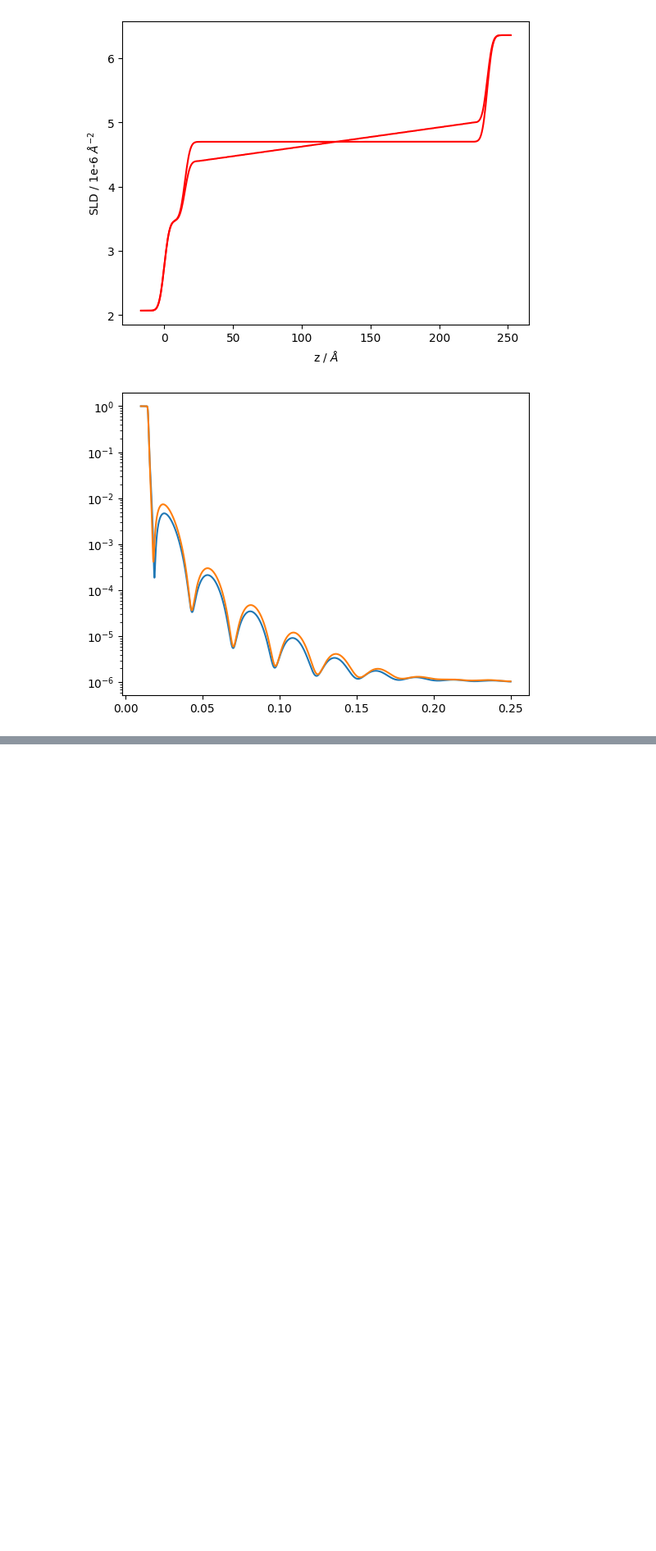
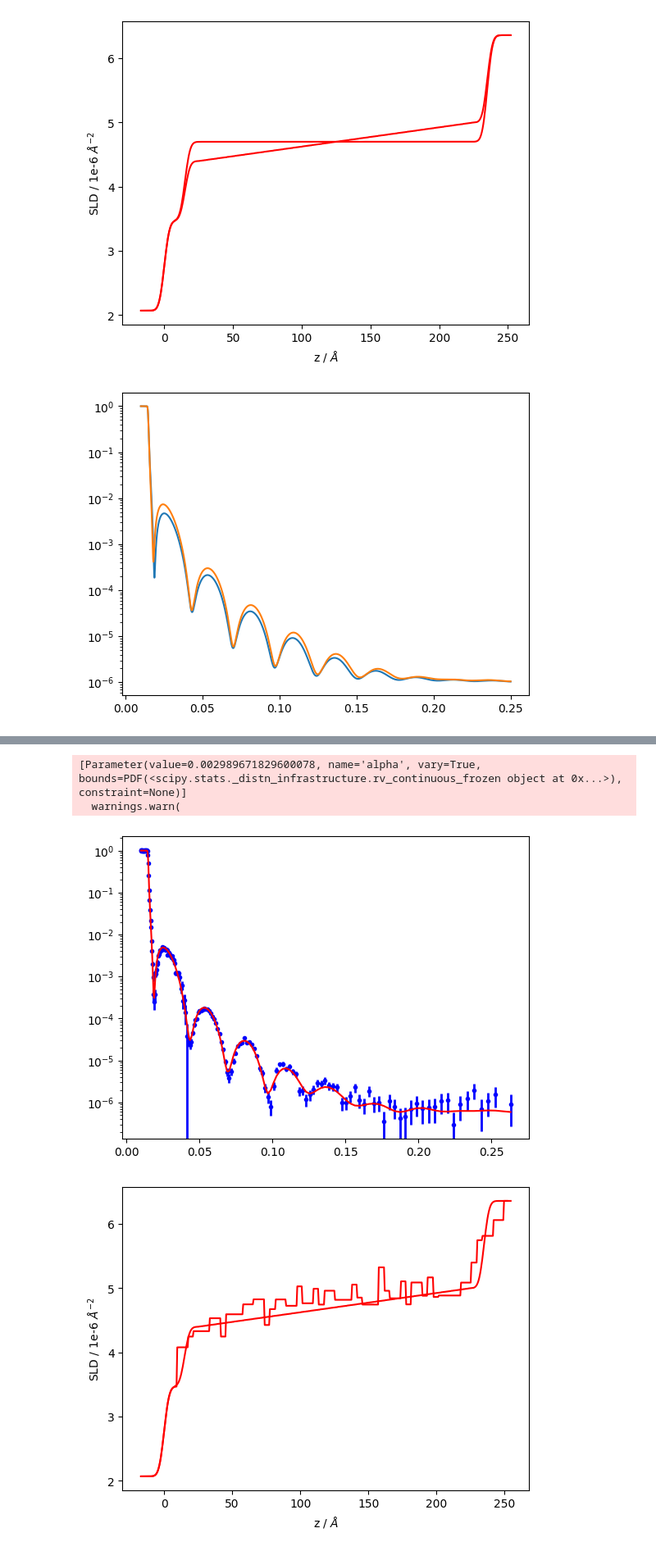
Before and after one commit to refnx/refnx-models, a Jupyter notebook: MaxEntVFP/paper/slow_gradient_simulation.ipynb, the cells around one changed output, grey strips where cells are left out. Shown at 82% size. Cells and saved outputs as stored; diff of their text form; code cells hidden in the pictures; blank space fills up the shorter version.

```diff
--- a/MaxEntVFP/paper/slow_gradient_simulation.ipynb
+++ b/MaxEntVFP/paper/slow_gradient_simulation.ipynb
@@ -85,0 +117,38 @@ s.plot(fig=fig);
+# %%
+sio2_l_max = sio2(15, 3)
+sld1 = SLD(4.4)
+t1 = Parameter(10)
+r1 = Parameter(3)
+l1 = Slab(t1, sld1, r1)
+
+dist = beta(0.1, 700)
+alpha = Parameter(0.00468, "alpha", vary=True)
+alpha.bounds = PDF(dist)
+
+maxent = MaxEnt(60, 4, 3.5, 6.36, lsld.real.value, alpha=alpha, sigma=None)
+
+s_max = si | sio2_l_max | maxent | d2o(0, 0)
+# s_max = si | sio2_l_max | l1 | maxent | d2o(0, 0)
+model_max = ReflectModel(s_max, bkg=1e-6)
+model.threads = 1
+s_max.contract = 1.5
+
+maxent.slab_thickness.setp(vary=False, bounds=(3, 10))
+sio2_l_max.thick.setp(vary=True, bounds=(5, 20))
+sld1.real.setp(vary=True, bounds=(4.2, 6.36))
+model_max.bkg.setp(vary=True, bounds=(0, 2e-6))
+
+
+obj_max = Objective(model_max, data)
+fitter_max = CurveFitter(obj_max)
+
+fitter_max.fit('differential_evolution', target="nlpost", popsize=2)
+obj_max.plot()
+plt.yscale('log')
+fig, ax = s.plot()
+s_max.plot(fig=fig);
+# %% [output]
+[Parameter(value=0.002989671829600078, name='alpha', vary=True, bounds=PDF(<scipy.stats._distn_infrastructure.rv_continuous_frozen object at 0x...>), constraint=None)]
+  warnings.warn(
+[figure, added]
+[figure, added]
```
Also changed, not shown: parts of 28 cells of this notebook, 1 other file.
